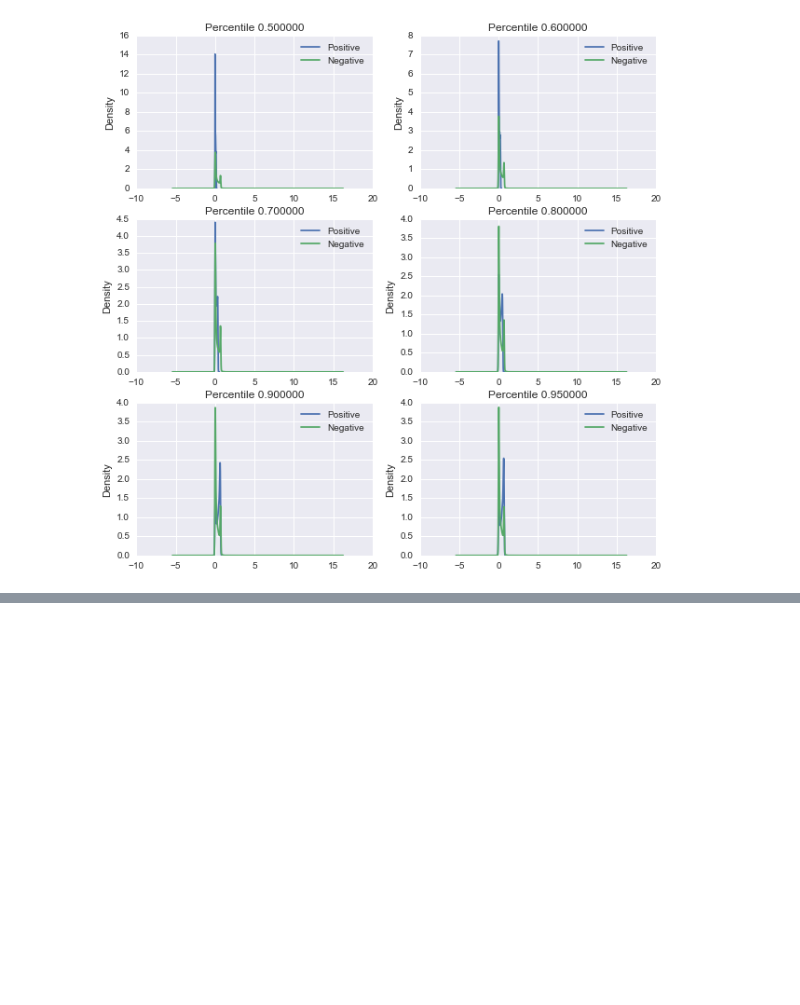
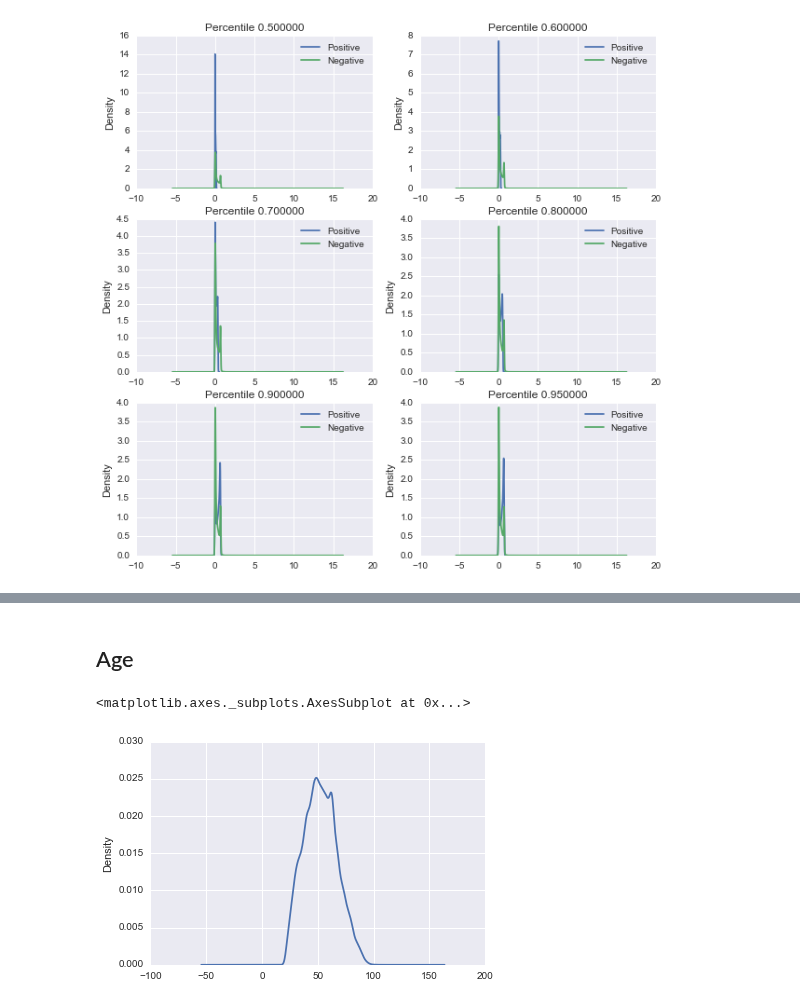
Before and after one commit to numb3r33/Applied-Data-Analysis, a Jupyter notebook: Give-Me-Credit/notebooks/Give-Me-Credit-Data-Cleaning.ipynb, the cells around one changed output, grey strips where cells are left out. Drawn from its saved outputs; the diff is of its cells as text; code cells hidden in the pictures; blank space fills up the shorter version.

```diff
--- a/Give-Me-Credit/notebooks/Give-Me-Credit-Data-Cleaning.ipynb
+++ b/Give-Me-Credit/notebooks/Give-Me-Credit-Data-Cleaning.ipynb
@@ -95,6 +95,9 @@ Name: RevolvingUtilizationOfUnsecuredLines, dtype: float64
 def percentile_based_mask(q=0.9):
     threshold_value = train.RevolvingUtilizationOfUnsecuredLines.quantile(q=q)
     return (train.SeriousDlqin2yrs == 1) & (train.RevolvingUtilizationOfUnsecuredLines < threshold_value)
+
+def target_based_mask():
+    return train.SeriousDlqin2yrs == 1
 # %%
 fig, axes = plt.subplots(nrows=3, ncols=2, figsize=(10, 10))
 percentiles = [0.5, 0.6, 0.7, 0.8, 0.9, 0.95]
@@ -120,0 +145,9 @@ for i in range(3):
+# %% [markdown]
+## Age
+# %%
+mask = target_based_mask()
+
+train[mask].Age.plot(kind='kde')
+# %% [output]
+<matplotlib.axes._subplots.AxesSubplot at 0x...>
+[figure, added]
```
Also changed, not shown: parts of 2 cells of this notebook.
